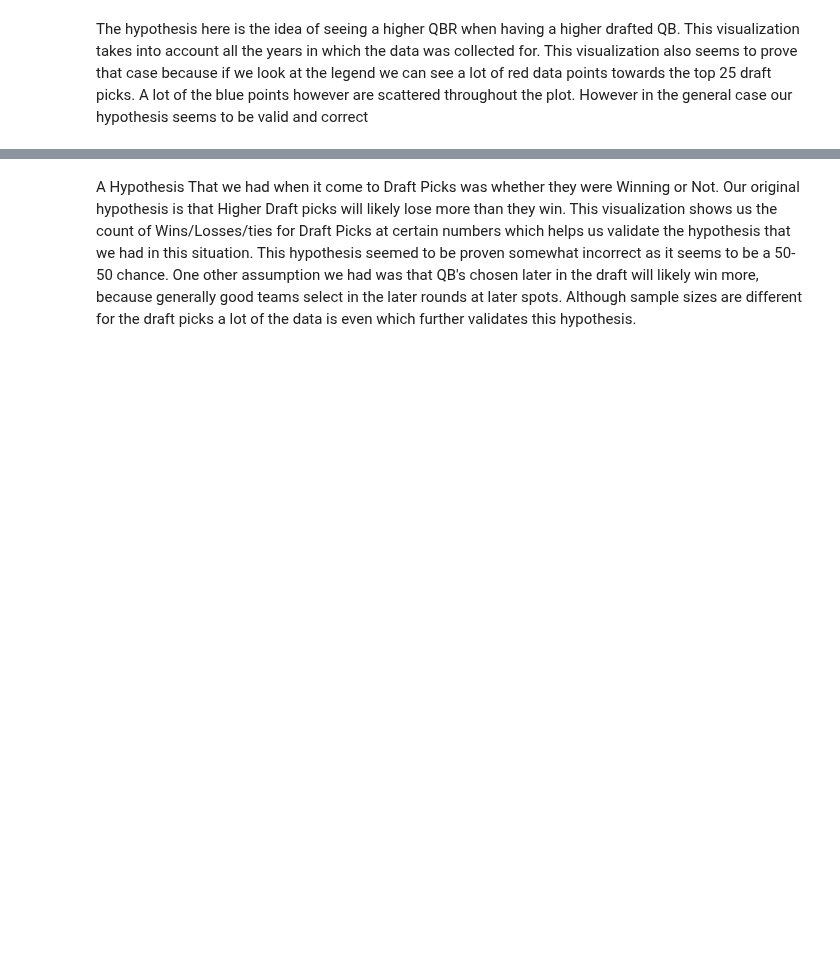
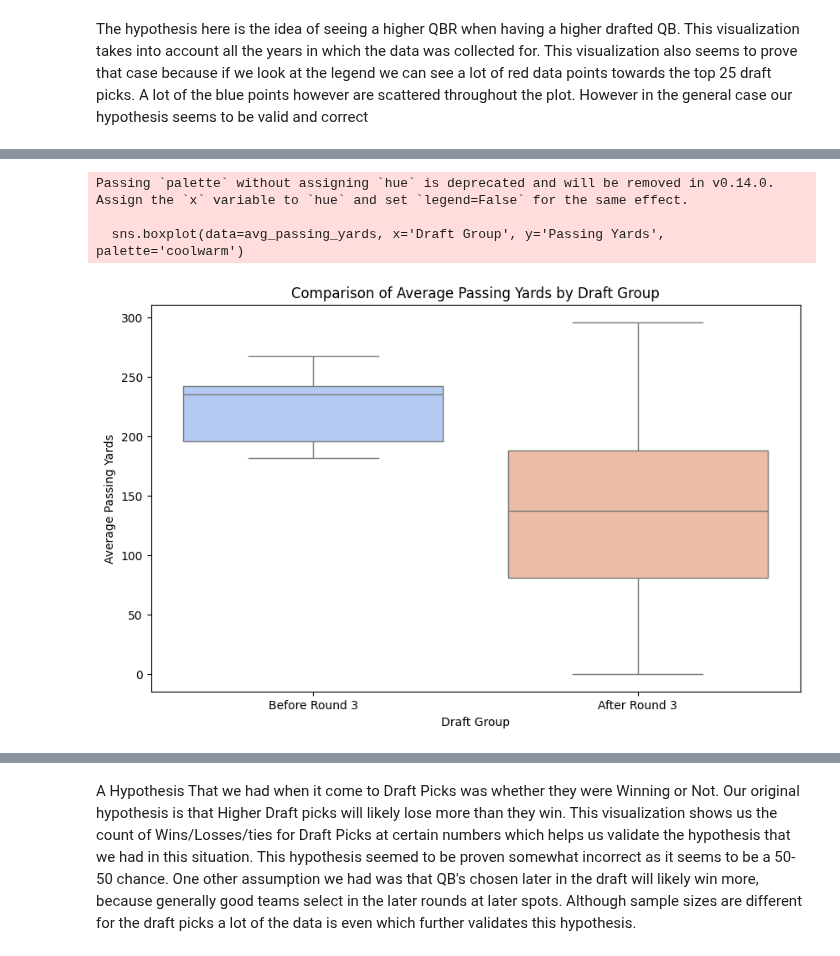
Before and after one commit to cs418-fa24/project-check-in-team-8, a Jupyter notebook: Final_report.ipynb, the cells around one changed output, grey strips where cells are left out. Saved outputs shown, nothing was run; the diff lists cells and outputs as text; code cells hidden in the pictures; blank space fills up the shorter version.

```diff
--- a/Final_report.ipynb
+++ b/Final_report.ipynb
@@ -112,0 +111,30 @@ I hypothesized that there would be a relationship between a quarterback’s draf
+# %%
+import pandas as pd
+import seaborn as sns
+import matplotlib.pyplot as plt
+
+# Load the data from the CSV file
+df = pd.read_csv('combinedQBStats.csv')
+
+# Add a column to classify quarterbacks into "Before Round 3" and "After Round 3"
+df['Draft Group'] = df['Draft Pick'].apply(lambda x: 'Before Round 3' if x < 3 else 'After Round 3')
+
+# Group by QB Name and Draft Group to calculate average passing yards
+avg_passing_yards = df.groupby(['Name', 'Draft Group'])['Passing Yards'].mean().reset_index()
+
+# Create the box plot
+plt.figure(figsize=(10, 6))
+sns.boxplot(data=avg_passing_yards, x='Draft Group', y='Passing Yards', palette='coolwarm')
+
+# Add labels and title
+plt.xlabel("Draft Group")
+plt.ylabel("Average Passing Yards")
+plt.title("Comparison of Average Passing Yards by Draft Group")
+
+# Show the plot
+plt.show()
+# %% [output]
+Passing `palette` without assigning `hue` is deprecated and will be removed in v0.14.0. Assign the `x` variable to `hue` and set `legend=False` for the same effect.
+
+  sns.boxplot(data=avg_passing_yards, x='Draft Group', y='Passing Yards', palette='coolwarm')
+[figure, added]
```
Also changed, not shown: parts of 8 cells of this notebook.
